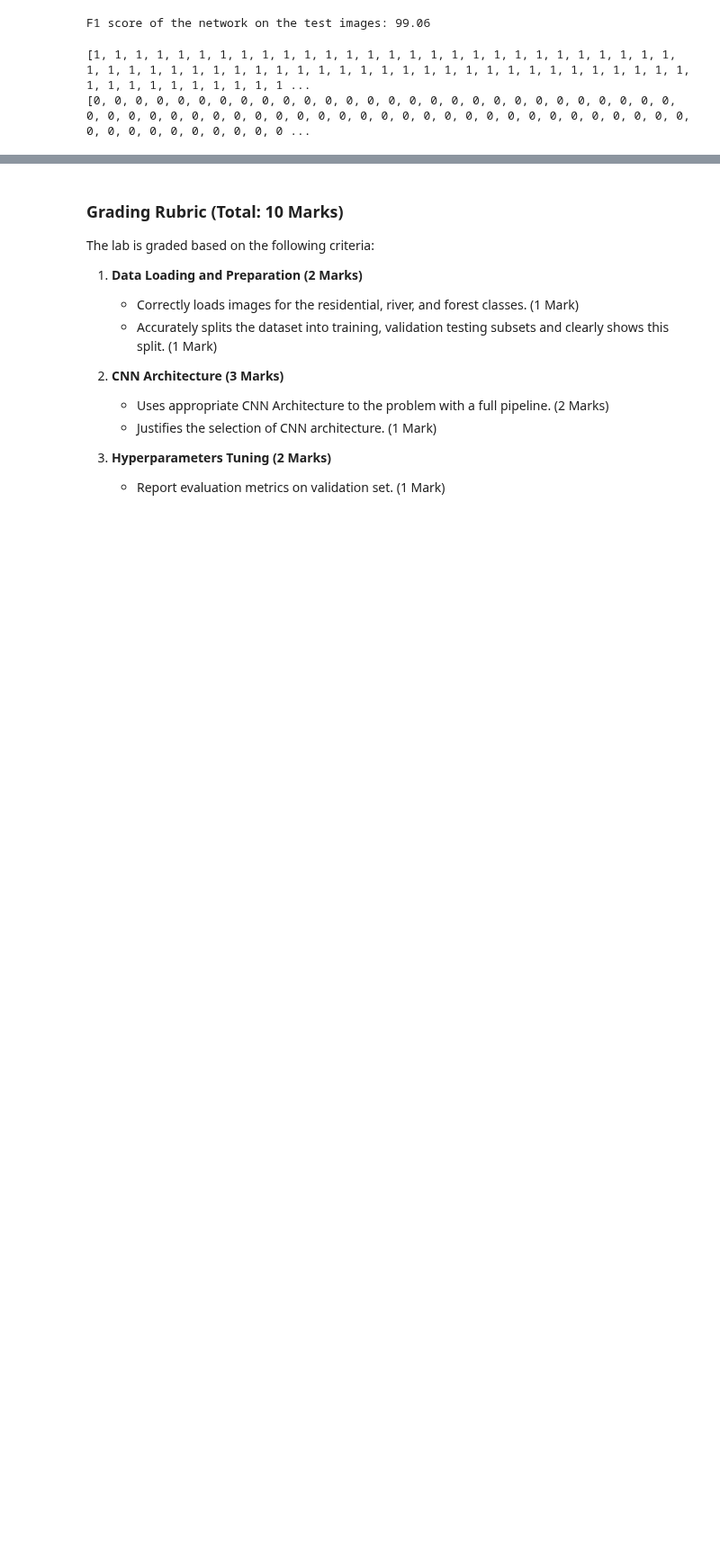
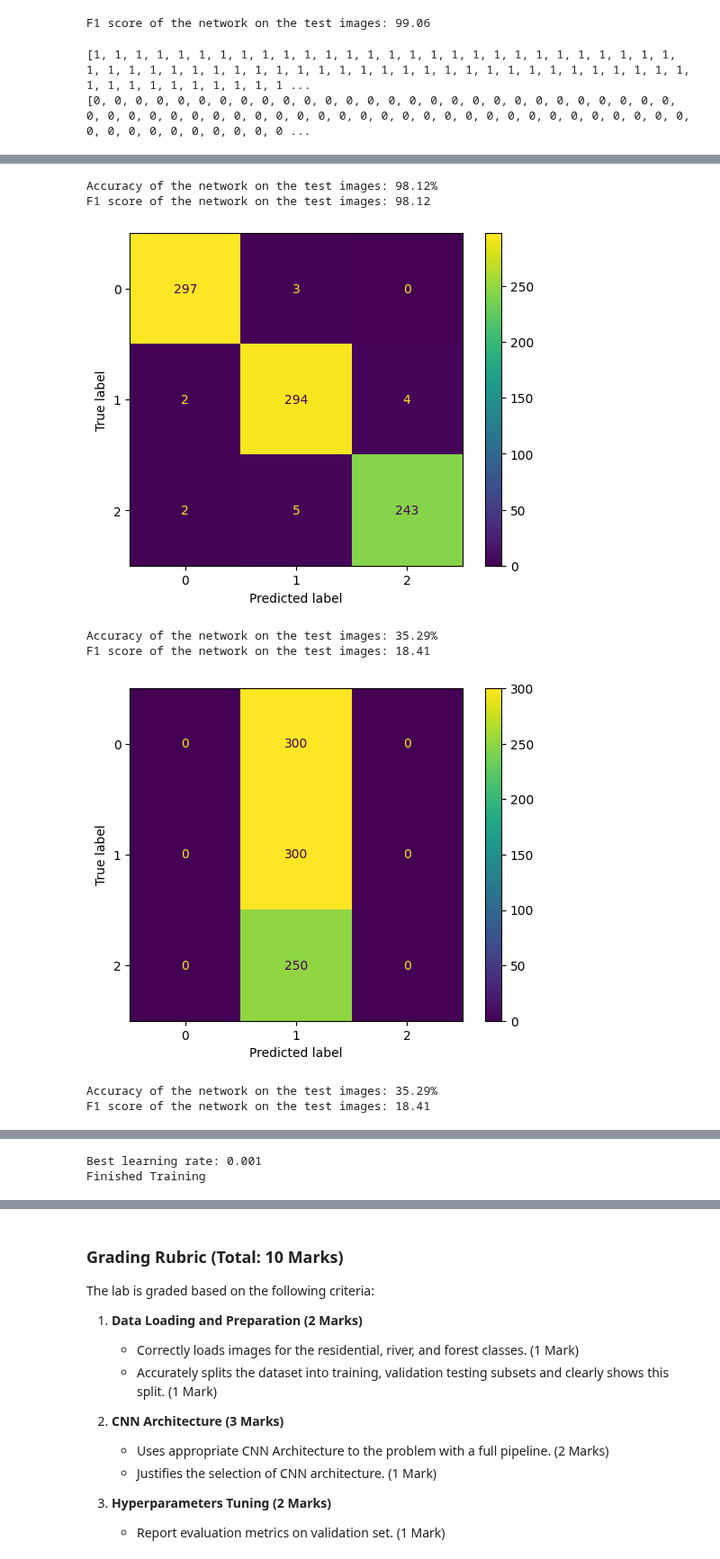
Before and after one commit to norhanreda/satellite-imagery-labs, a Jupyter notebook: Lab4 - CNN/Lab 4 - CNN/Convolutional Neural Networks_new_arc.ipynb, the cells around one changed output, grey strips where cells are left out. Shown at 90% size. Drawn from its saved outputs; the diff is of its cells as text; code cells hidden in the pictures; blank space fills up the shorter version.

```diff
--- a/Lab4 - CNN/Lab 4 - CNN/Convolutional Neural Networks_new_arc.ipynb
+++ b/Lab4 - CNN/Lab 4 - CNN/Convolutional Neural Networks_new_arc.ipynb
@@ -547,0 +734,49 @@ print(all_predicted)
+# %%
+net = Net()
+net = net.to(device)
+criterion = nn.CrossEntropyLoss()
+learning_rates = [0.001, 0.01, 0.1]
+best_loss = float('inf')
+best_lr = None
+for learn_rate in learning_rates:
+    optimizer = optim.SGD(net.parameters(), lr=learn_rate, momentum=0.9)
+    NUM_EPOCHS = 5
+    # Train the network
+    for epoch in range(NUM_EPOCHS):
+        running_loss = 0.0
+        for image , labels in tqdm(train_dataloader, desc=f"Epoch {epoch+1}/{NUM_EPOCHS}"):
+
+            image = image.float()
+            image = image.to(device)
+            labels = labels.to(device)
+            # print(image.shape)
+            # print(labels.shape)
+
+
+            optimizer.zero_grad()
+
+            outputs = net(image)
+            loss = criterion(outputs, labels)
+            loss.backward()
+            optimizer.step()
+
+            running_loss += loss.item()
+    validate(net)
+         # Update best hyperparameters if current model is better
+    if running_loss < best_loss:
+        best_loss = running_loss
+        best_lr = learn_rate
+
+
+print(f"Best learning rate: {best_lr}")
+
+print('Finished Training')
+# %% [output]
+Accuracy of the network on the test images: 98.12%
+F1 score of the network on the test images: 98.12
+[figure, added]
+Accuracy of the network on the test images: 35.29%
+F1 score of the network on the test images: 18.41
+[figure, added]
+Accuracy of the network on the test images: 35.29%
+F1 score of the network on the test images: 18.41
@@ -547,0 +784,2 @@ print(all_predicted)
+Best learning rate: 0.001
+Finished Training
```
Also changed, not shown: parts of 12 cells of this notebook, 2 other files.
